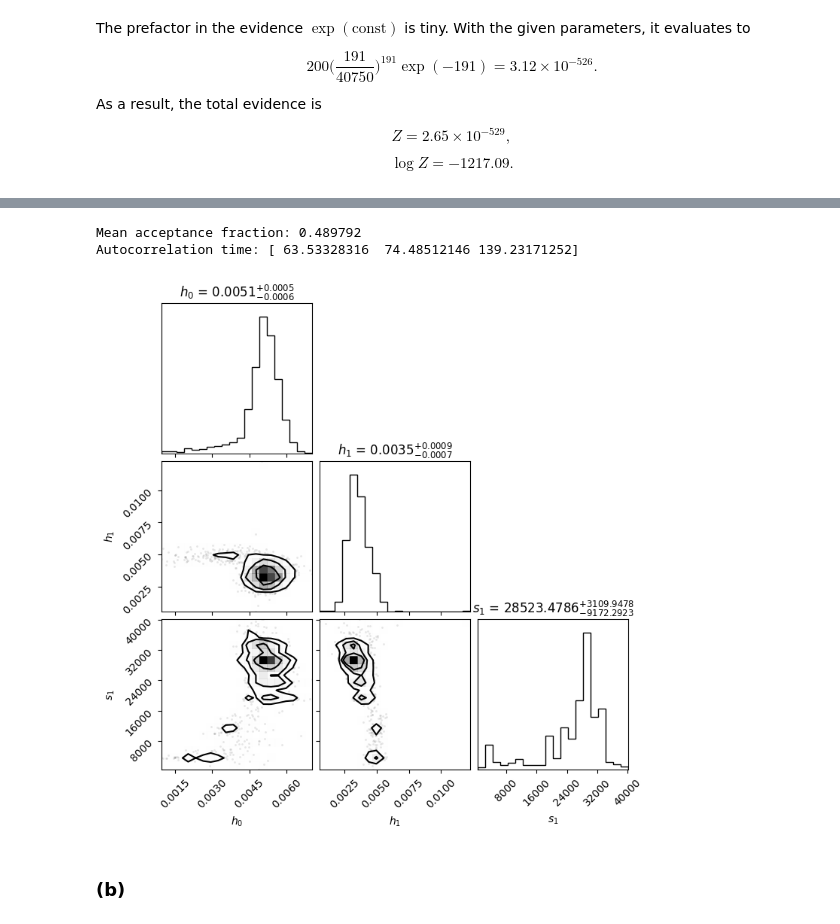
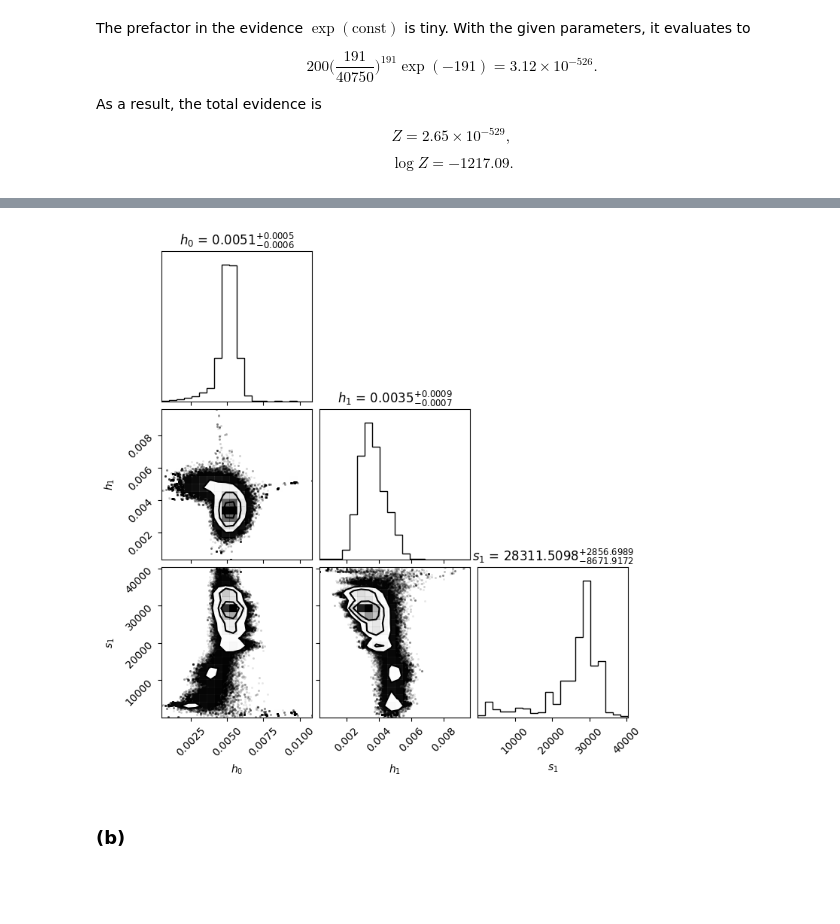
Before and after one commit to AlexBM173/apb86_S2, a Jupyter notebook: draft.ipynb, the cells around one changed output, grey strips where cells are left out. Drawn from its saved outputs; the diff is of its cells as text; code cells hidden in the pictures; blank space fills up the shorter version.

Commit message:
switched back to emcee because zeus was giving me a headache

```diff
--- a/draft.ipynb
+++ b/draft.ipynb
@@ -9,13 +9,11 @@ import os
 # %%
 mining_data = np.loadtxt(os.path.join('data','coal_mining_accident_data.dat'))
 flattened_data = np.ndarray.flatten(mining_data, order="C")
-flattened_data_cumulative = np.copy(flattened_data)
+flattened_data_cumulative = np.cumsum(flattened_data)
 
 total_period = 40550
 total_events = 191
 
-for i in range(len(flattened_data)-1):
-    flattened_data_cumulative[i+1:] += flattened_data[i]
 number_of_accidents = np.arange(0, len(flattened_data_cumulative), 1)
 # %%
 plt.plot(flattened_data_cumulative, number_of_accidents, color="tab:orange")
@@ -191,6 +184,5 @@ print(MPI.Get_version())
 # %%
-import zeus
-from zeus import ChainManager
+import emcee
 
 alpha = 1
 beta = 200
@@ -201,8 +193,8 @@ beta = 200
 # L(h_0, h_1, s_1) = (h_0^n_0 * exp(-h_0 * T_0)) * (h_1^n_1 * exp(-h_1 * T_1))
 
 def log_likelihood(h_0, h_1, s_1):
-    n_0 = len(flattened_data_cumulative[flattened_data_cumulative <= s_1])
-    n_1 = len(flattened_data_cumulative[flattened_data_cumulative > s_1])
+    n_0 = np.sum(flattened_data_cumulative < s_1)
+    n_1 = np.sum(flattened_data_cumulative > s_1)
     T_0 = s_1
     T_1 = total_period - s_1
     log_likelihood_value = n_0 * np.log(h_0) - h_0 * T_0 + n_1 * np.log(h_1) - h_1 * T_1
@@ -224,22 +216,18 @@ def log_posterior(params):
 ndim = 3
 nwalkers = 50
 nsteps = 10000
-nchains = 2
-initial_guess = [mean_rate_year, mean_rate_year, total_period / 2]
-initial_pos = initial_guess + 1e-4 * np.random.randn(nwalkers, ndim)
+nburnin = 2000
 
-cb0 = zeus.callbacks.AutocorrelationCallback(ncheck=100, nact=50, trigger=False)
-cb1 = zeus.callbacks.SplitRCallback(epsilon=0.01, trigger=False)
-sampler = zeus.EnsembleSampler(nwalkers, ndim, log_posterior, maxiter=1e5)
-sampler.run_mcmc(initial_pos, nsteps, callbacks=[cb0, cb1], progress=True)
-autocorr_time = sampler.act()
-#chain = sampler.get_chain(discard=1000, thin=10, flat=False)
+# Initialize walkers around estimated sensible values
+# s1 ~ L/2, h ~ N/L
+start_pos = np.zeros((nwalkers, ndim))
+start_pos[:, 0] = np.random.uniform(10000, 30000, nwalkers)  # s1
+start_pos[:, 1] = np.random.normal(0.005, 0.001, nwalkers)   # h0
+start_pos[:, 2] = np.random.normal(0.002, 0.001, nwalkers)   # h1
 
-print(cb0.estimates)
-print(cb1.estimates)
+# Ensure starting positions are strictly positive for h0, h1
+start_pos[:, 1:] = np.abs(start_pos[:, 1:])
 
-print(f"Autocorrelation time: {autocorr_time}")
-thinning_factor = int(np.max(autocorr_time)) * 2
-h_0_samples = samples[:, :, 0]
-h_1_samples = samples[:, :, 1]
-s_1_samples = samples[:, :, 2]
+sampler = emcee.EnsembleSampler(nwalkers, ndim, log_posterior)
+sampler.run_mcmc(start_pos, nsteps, progress=True)
+samples = sampler.get_chain(discard=nburnin, flat=True)
@@ -269,19 +234,10 @@ plt.show()
-# %%
-# Diagnostics
-
-print("Mean acceptance fraction:", np.mean(sampler.acceptance_fraction))
-print("Autocorrelation time:", sampler.get_autocorr_time())
-# %% [output]
-Mean acceptance fraction: 0.489792
-Autocorrelation time: [ 63.53328316  74.48512146 139.23171252]
-# %%
-import corner
-
-flat_samples = sampler.get_chain(discard=1000, thin=thinning_factor, flat=True)
-fig = corner.corner(flat_samples, labels=["$h_0$", "$h_1$", "$s_1$"], show_titles=True, title_fmt=".4f")
-plt.show()
-# %% [output]
-[figure, removed]
+# %%
+import corner
+labels = ["$h_0$", "$h_1$", "$s_1$"]
+fig = corner.corner(samples.reshape(-1, ndim), labels=labels, show_titles=True, title_fmt=".4f", title_kwargs={"fontsize": 12})
+plt.show()
+# %% [output]
+[figure, added]
 # %% [markdown]
 ### (b)
 # %% [markdown]
```
Also changed, not shown: parts of 5 cells of this notebook.
